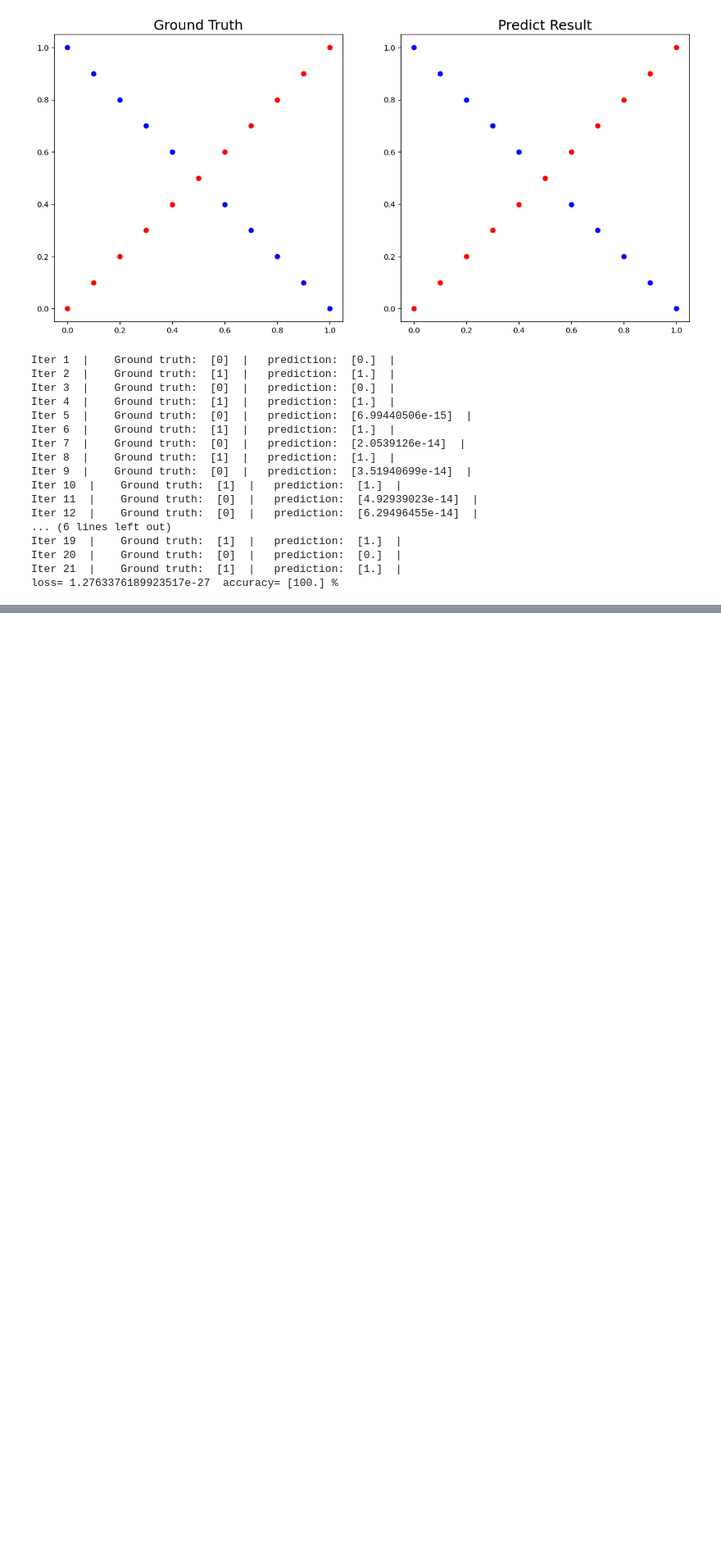
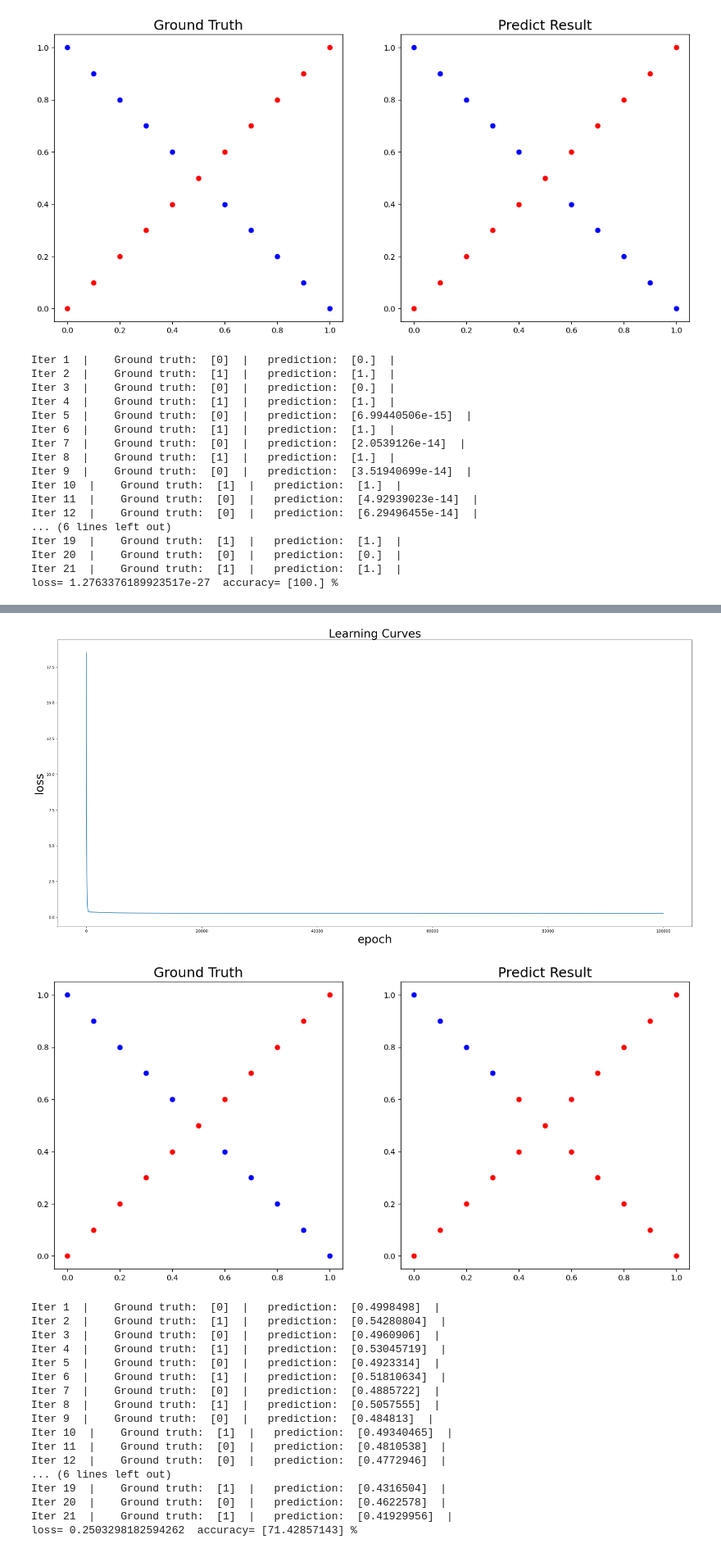
Before and after one commit to weiluohuang/DeepLearning, a Jupyter notebook: LAB1/LAB1_Source_code.ipynb, the cells around one changed output, grey strips where cells are left out. Shown at 82% size. Drawn from its saved outputs; the diff is of its cells as text; code cells hidden in the pictures; blank space fills up the shorter version.

```diff
--- a/LAB1/LAB1_Source_code.ipynb
+++ b/LAB1/LAB1_Source_code.ipynb
@@ -433,0 +480,5 @@ Iter 6153  |    Ground truth:  [1]  |   predictio
+# %%
+x2, y2 = generate_XOR_easy()
+model = MLP(hidden_size = 2,activate = "none", learning_rate = 1e-4)
+model.train(x2, y2, epoch = 100000)
+# %% [output]
@@ -433,0 +505,19 @@ Iter 6153  |    Ground truth:  [1]  |   predictio
+[figure, added]
+[figure, added]
+Iter 1  |    Ground truth:  [0]  |   prediction:  [0.4998498]  |
+Iter 2  |    Ground truth:  [1]  |   prediction:  [0.54280804]  |
+Iter 3  |    Ground truth:  [0]  |   prediction:  [0.4960906]  |
+Iter 4  |    Ground truth:  [1]  |   prediction:  [0.53045719]  |
+Iter 5  |    Ground truth:  [0]  |   prediction:  [0.4923314]  |
+Iter 6  |    Ground truth:  [1]  |   prediction:  [0.51810634]  |
+Iter 7  |    Ground truth:  [0]  |   prediction:  [0.4885722]  |
+Iter 8  |    Ground truth:  [1]  |   prediction:  [0.5057555]  |
+Iter 9  |    Ground truth:  [0]  |   prediction:  [0.484813]  |
+Iter 10  |    Ground truth:  [1]  |   prediction:  [0.49340465]  |
+Iter 11  |    Ground truth:  [0]  |   prediction:  [0.4810538]  |
+Iter 12  |    Ground truth:  [0]  |   prediction:  [0.4772946]  |
+... (6 lines left out)
+Iter 19  |    Ground truth:  [1]  |   prediction:  [0.4316504]  |
+Iter 20  |    Ground truth:  [0]  |   prediction:  [0.4622578]  |
+Iter 21  |    Ground truth:  [1]  |   prediction:  [0.41929956]  |
+loss= 0.2503298182594262  accuracy= [71.42857143] %
```
Also changed, not shown: parts of 6 cells of this notebook.
